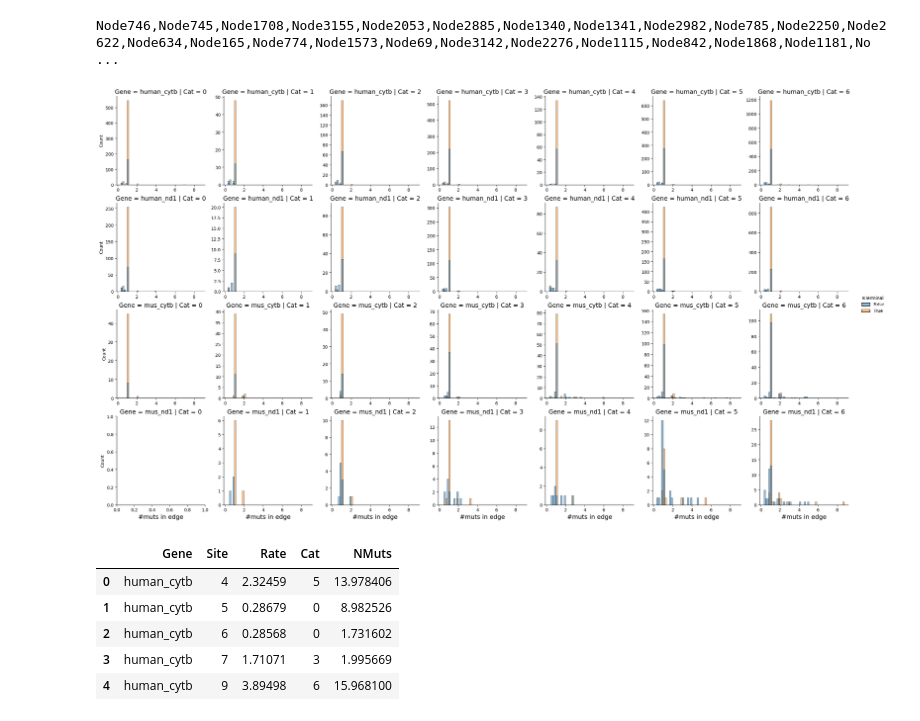
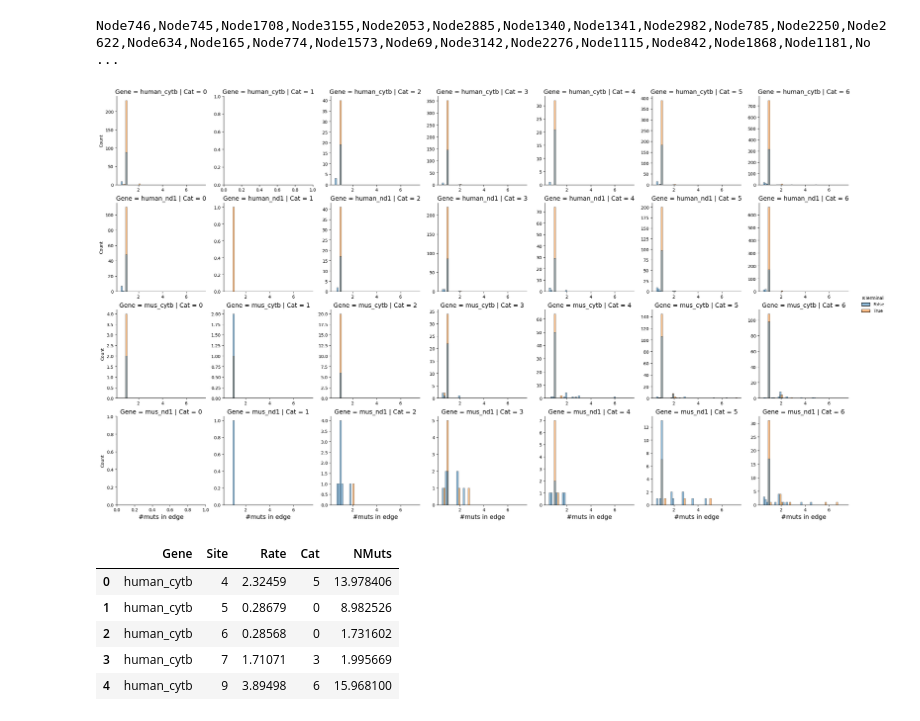
Before and after one commit to mitoclub/nemu-pipeline, a Jupyter notebook: notebooks/position_analysis.ipynb, the cells around one changed output. Saved outputs shown, nothing was run; the diff lists cells and outputs as text; code cells hidden in the pictures.

```diff
--- a/notebooks/position_analysis.ipynb
+++ b/notebooks/position_analysis.ipynb
@@ -179,29 +180,29 @@ print(",".join(df[(df.Gene == "human_nd1") & (df.Cat == 0) & (df.AltNode.str.sta
 # %% [output]
 Node746,Node745,Node1708,Node3155,Node2053,Node2885,Node1340,Node1341,Node2982,Node785,Node2250,Node2622,Node634,Node165,Node774,Node1573,Node69,Node3142,Node2276,Node1115,Node842,Node1868,Node1181,No ...
 # %%
-_df_to_plot = df[(df.ProbaFull > 0.3)].groupby(["Cat", "Gene", "Label", "AltNode", "IsTerminal"]).ProbaFull\
+_df_to_plot = df[(df.ProbaFull > 0.5) & (df.Label > 0)].groupby(["Cat", "Gene", "Label", "AltNode", "IsTerminal"]).ProbaFull\
     .sum().reset_index()
 
 g = sns.displot(
     data=_df_to_plot,
     x="ProbaFull",
     col="Cat",
     row="Gene",
     hue="IsTerminal",
     # kind="hist",
     height=3.5,
     bins=50,
     facet_kws=dict(
         sharey=False,
         sharex=False,
     )
 )
 g.set_axis_labels("#muts in edge", size=14)
 g.set_titles(size=14)
 # plt.savefig("../figures/obs_muts_in_cats.pdf")
 plt.show()
 # %% [output]
-[figure, old version]
+[figure, new version]
 # %%
 site_muts = df[df.ProbaFull > 0.3].groupby(["Gene", "Site", "Rate", "Cat"]).ProbaFull.sum().rename("NMuts").reset_index()
 site_muts.head()
```
Also changed, not shown: parts of 1 cell of this notebook, 1 other file.
